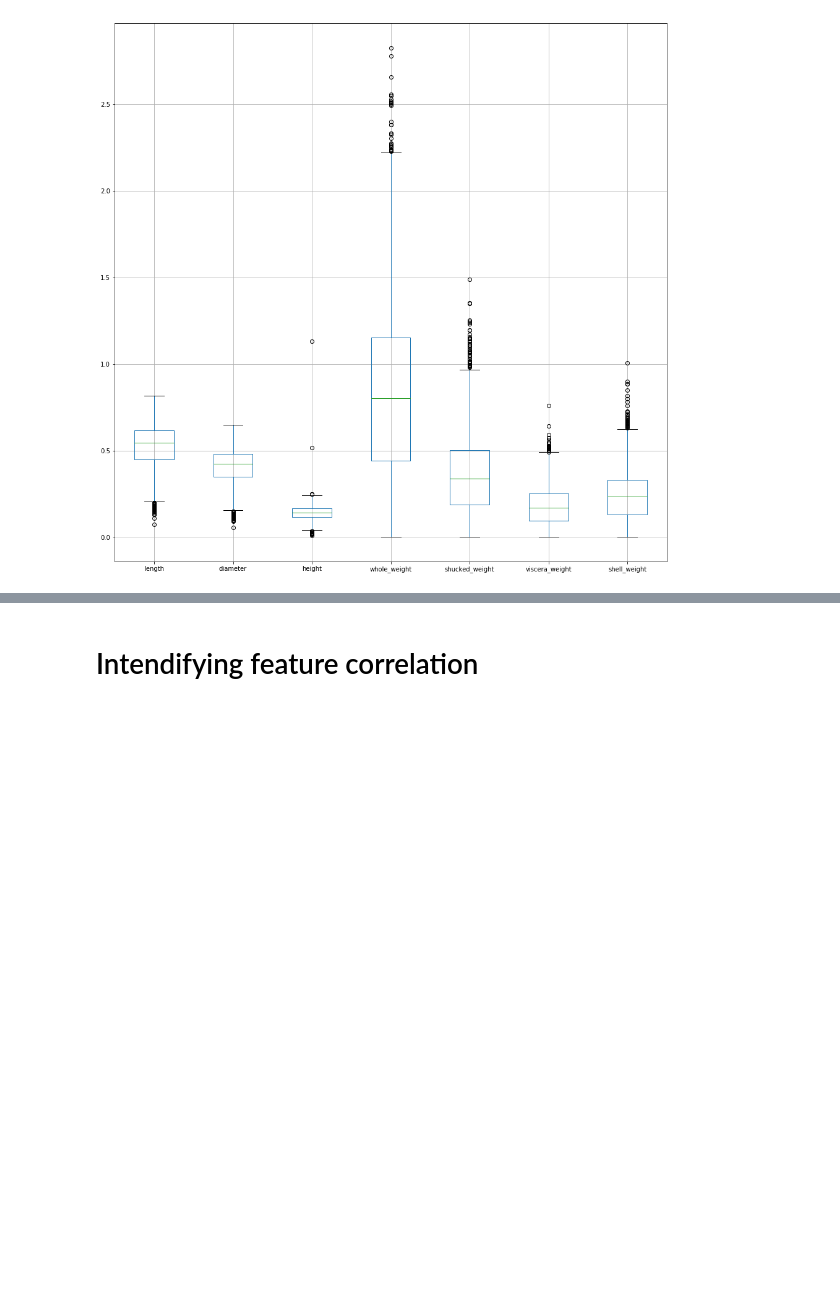
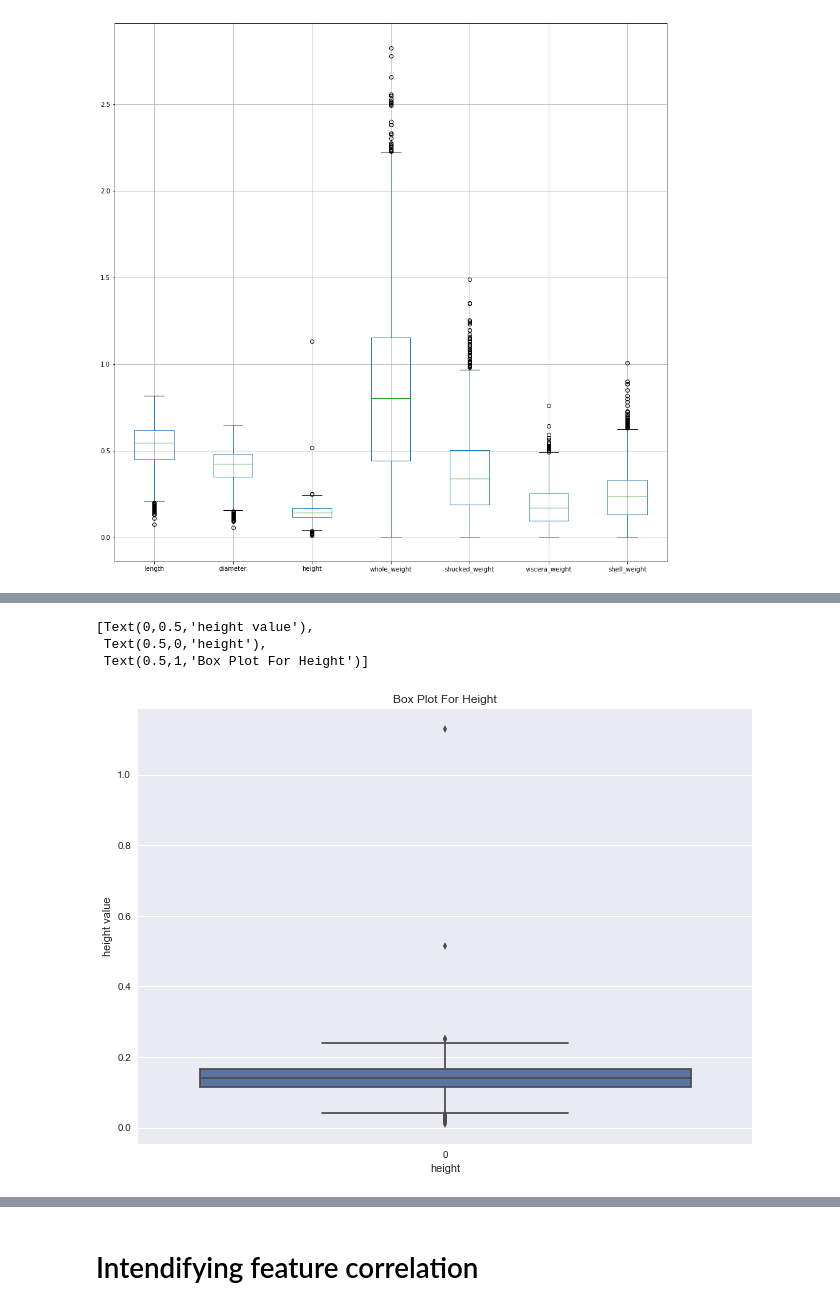
Before and after one commit to viciouspetal/data-analytics-notebook, a Jupyter notebook: Assignment workbook.ipynb, the cells around one changed output, grey strips where cells are left out. Drawn from its saved outputs; the diff is of its cells as text; code cells hidden in the pictures; blank space fills up the shorter version.

```diff
--- a/Assignment workbook.ipynb
+++ b/Assignment workbook.ipynb
@@ -210,0 +222,8 @@ Text(0.5,1,'Box Plot For Length')
+# %%
+ax=sb.boxplot(data=df['height'])
+ax.set(xlabel='height', ylabel='height value', title="Box Plot For Height")
+# %% [output]
+[Text(0,0.5,'height value'),
+ Text(0.5,0,'height'),
+ Text(0.5,1,'Box Plot For Height')]
+[figure, added]
```
Also changed, not shown: parts of 9 cells of this notebook.
